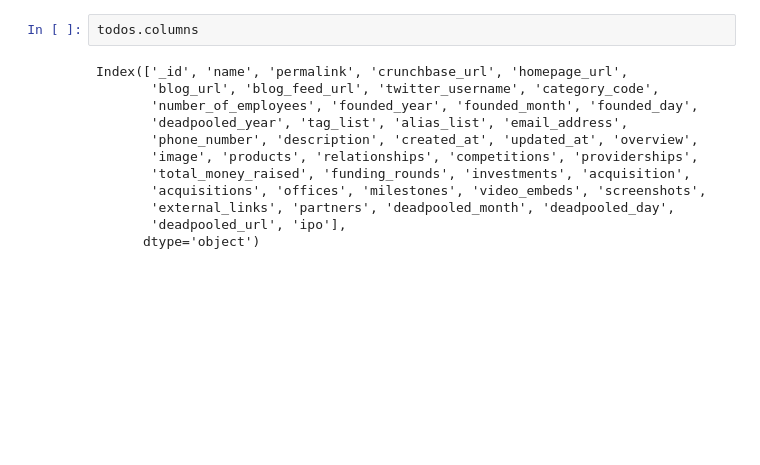
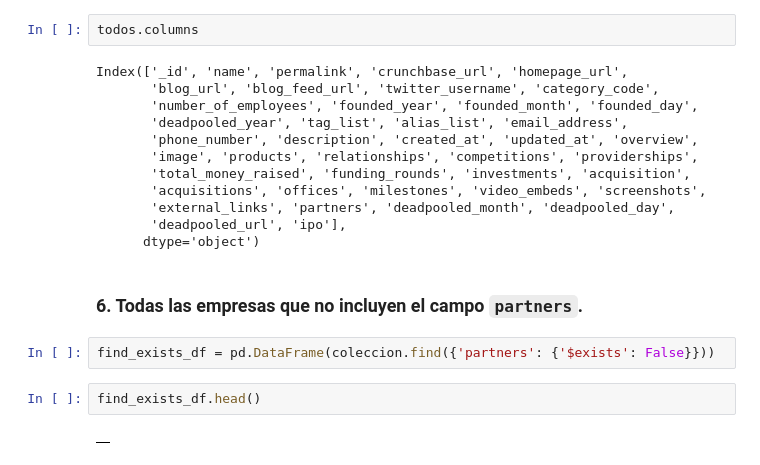
Before and after one commit to santiagorodriguez-dev/laboratorio-modulo4-leccion01-mongo, a Jupyter notebook: enunciados/lab-mongo.ipynb, the cells around one changed output. Cells and saved outputs as stored; diff of their text form; blank space fills up the shorter version.

```diff
--- a/enunciados/lab-mongo.ipynb
+++ b/enunciados/lab-mongo.ipynb
@@ -167,3 +171,11 @@ Index(['_id', 'name', 'permalink', 'crunchbase_url', 'homepage_url',
        'external_links', 'partners', 'deadpooled_month', 'deadpooled_day',
        'deadpooled_url', 'ipo'],
       dtype='object')
+# %% [markdown]
+### 6. Todas las empresas que no incluyen el campo `partners`.
+# %%
+find_exists_df = pd.DataFrame(coleccion.find({'partners': {'$exists': False}}))
+# %%
+find_exists_df.head()
+# %% [output]
+|  |
```
Also changed, not shown: parts of 3 cells of this notebook.
